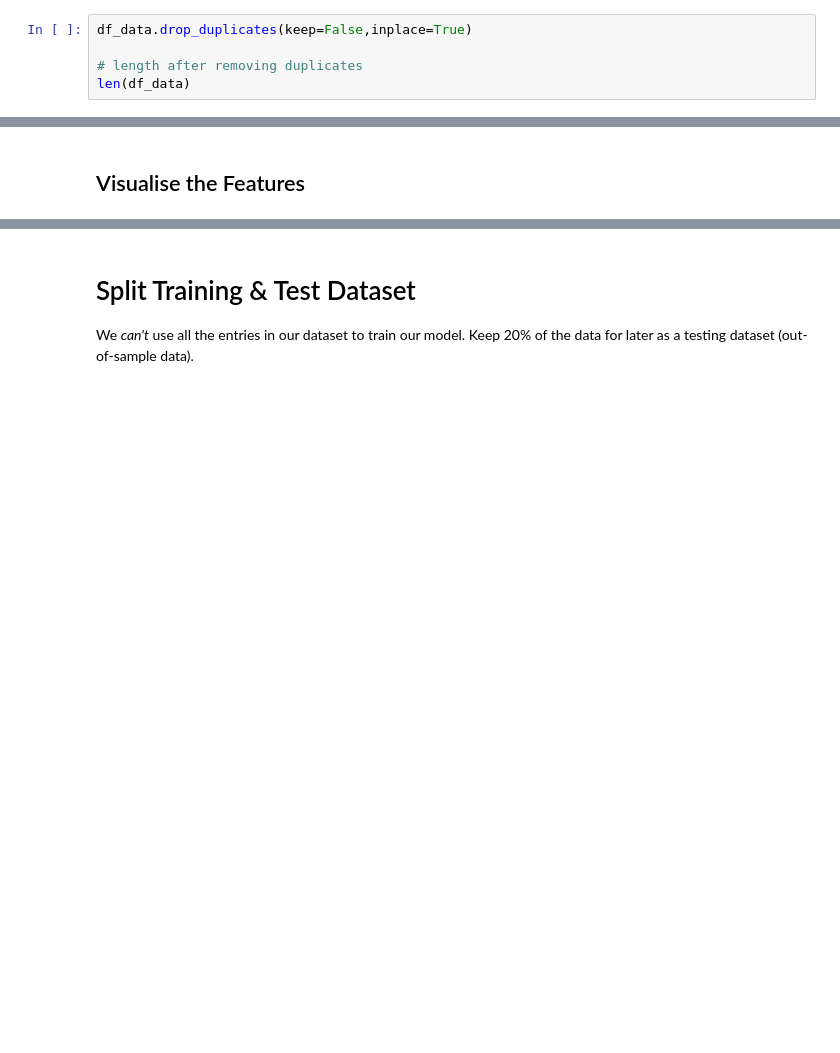
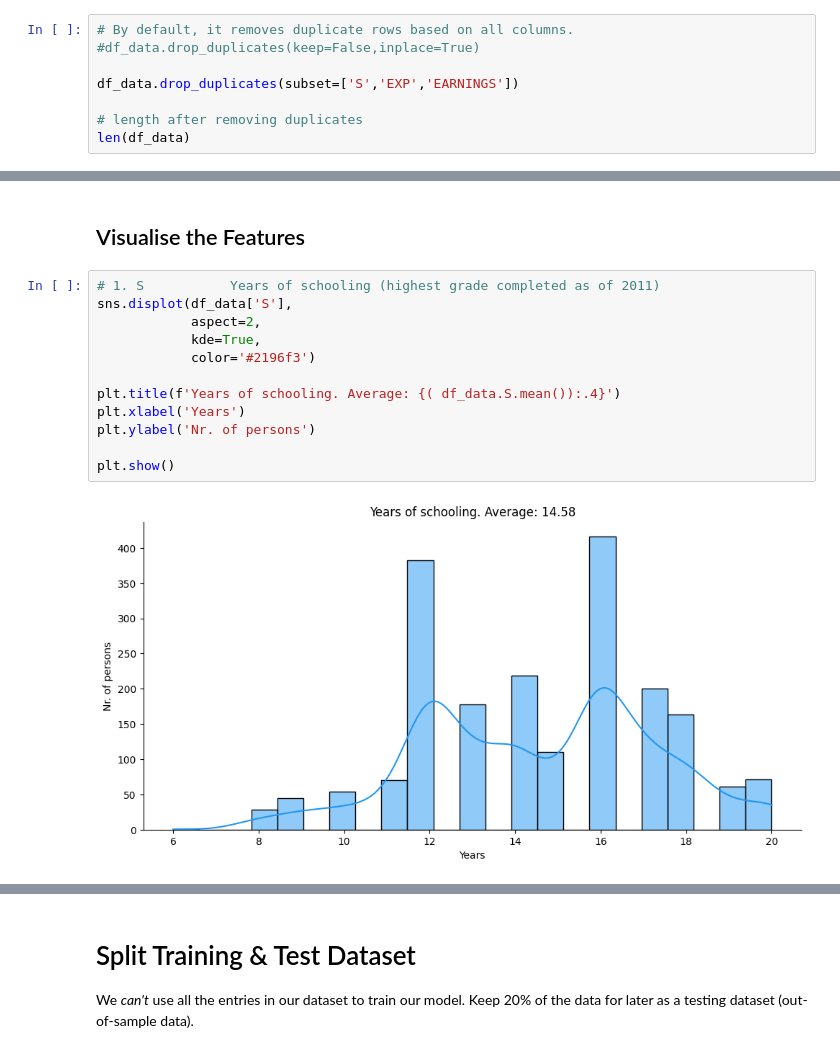
Before and after one commit to cdosorio/python-100-days, a Jupyter notebook: 100-multivariable-regression-salaries/Determinants_of_Earnings_(start).ipynb, the cells around one changed output, grey strips where cells are left out. Cells and saved outputs as stored; diff of their text form; blank space fills up the shorter version.

Commit message:
day 100: Visualise the Features

```diff
--- a/100-multivariable-regression-salaries/Determinants_of_Earnings_(start).ipynb
+++ b/100-multivariable-regression-salaries/Determinants_of_Earnings_(start).ipynb
@@ -113,7 +116,10 @@ print(f'Any duplicates ? {df_data.duplicated().values.any()}')
 # %% [output]
 Any duplicates ? True
 # %%
-df_data.drop_duplicates(keep=False,inplace=True)
+# By default, it removes duplicate rows based on all columns.
+#df_data.drop_duplicates(keep=False,inplace=True)
+
+df_data.drop_duplicates(subset=['S','EXP','EARNINGS'])
 
 # length after removing duplicates
 len(df_data)
@@ -124,2 +143,16 @@ len(df_data)
 # %% [markdown]
 ## Visualise the Features
+# %%
+# 1. S           Years of schooling (highest grade completed as of 2011)
+sns.displot(df_data['S'],
+            aspect=2,
+            kde=True,
+            color='#2196f3')
+
+plt.title(f'Years of schooling. Average: {( df_data.S.mean()):.4}')
+plt.xlabel('Years')
+plt.ylabel('Nr. of persons')
+
+plt.show()
+# %% [output]
+[figure, added]
```
Also changed, not shown: parts of 7 cells of this notebook.
